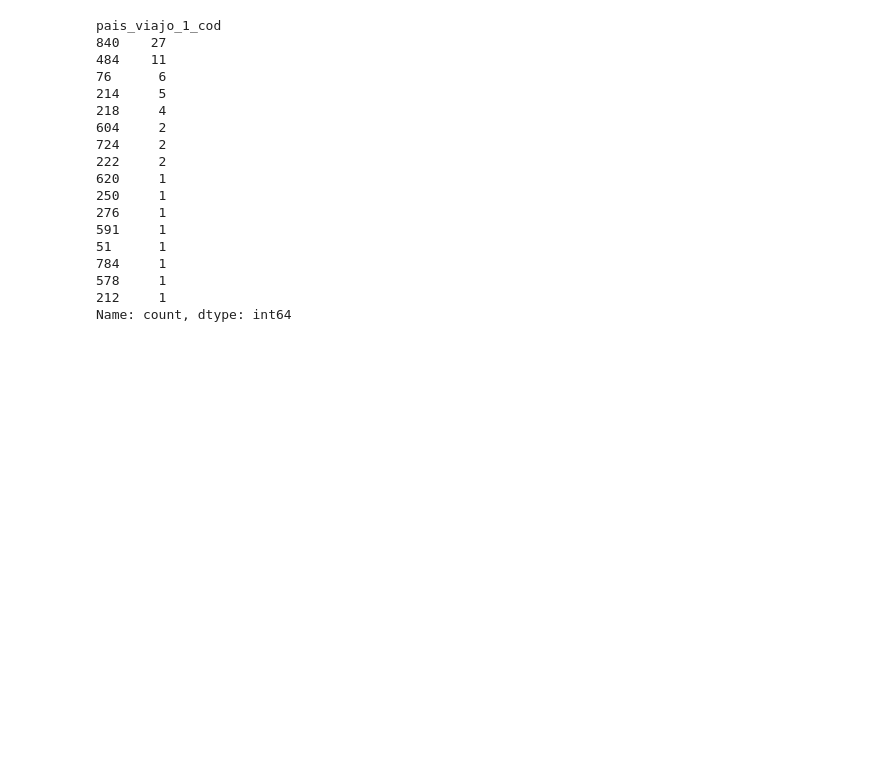
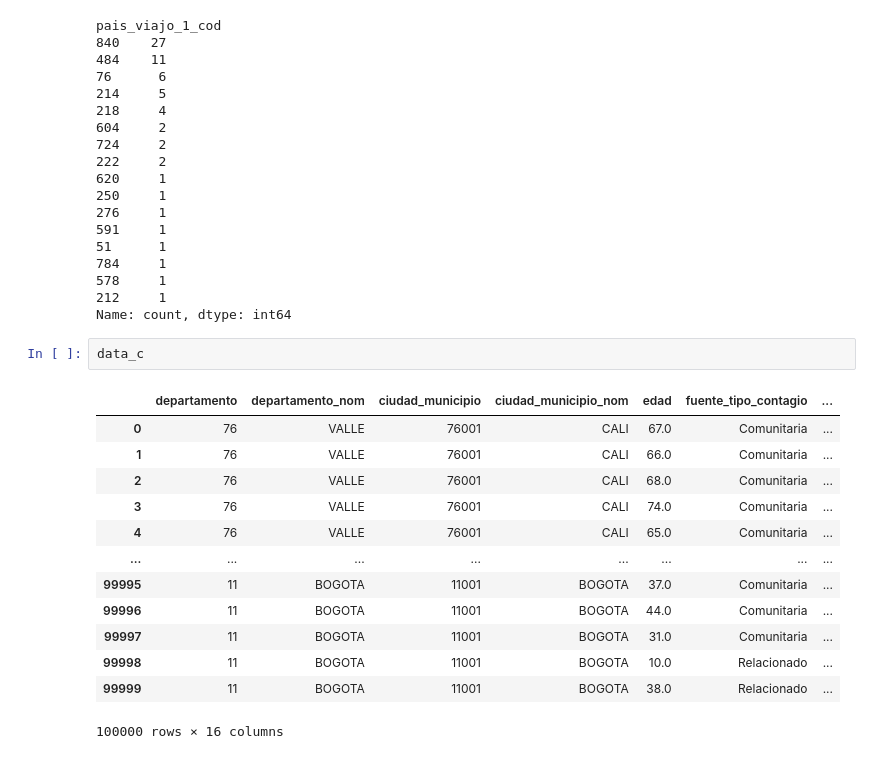
Before and after one commit to 4GeeksAcademy/remelop_Machine_Learning_Final_Project, a Jupyter notebook: src/Final_Project.ipynb, the cells around one changed output. Saved outputs shown, nothing was run; the diff lists cells and outputs as text; blank space fills up the shorter version.

```diff
--- a/src/Final_Project.ipynb
+++ b/src/Final_Project.ipynb
@@ -376,3 +383,19 @@ pais_viajo_1_cod
 578     1
 212     1
 Name: count, dtype: int64
+# %%
+data_c
+# %% [output]
+|  | departamento | departamento_nom | ciudad_municipio | ciudad_municipio_nom | edad | fuente_tipo_contagio | ... |
+| 0 | 76 | VALLE | 76001 | CALI | 67.0 | Comunitaria | ... |
+| 1 | 76 | VALLE | 76001 | CALI | 66.0 | Comunitaria | ... |
+| 2 | 76 | VALLE | 76001 | CALI | 68.0 | Comunitaria | ... |
+| 3 | 76 | VALLE | 76001 | CALI | 74.0 | Comunitaria | ... |
+| 4 | 76 | VALLE | 76001 | CALI | 65.0 | Comunitaria | ... |
+| ... | ... | ... | ... | ... | ... | ... | ... |
+| 99995 | 11 | BOGOTA | 11001 | BOGOTA | 37.0 | Comunitaria | ... |
+| 99996 | 11 | BOGOTA | 11001 | BOGOTA | 44.0 | Comunitaria | ... |
+| 99997 | 11 | BOGOTA | 11001 | BOGOTA | 31.0 | Comunitaria | ... |
+| 99998 | 11 | BOGOTA | 11001 | BOGOTA | 10.0 | Relacionado | ... |
+| 99999 | 11 | BOGOTA | 11001 | BOGOTA | 38.0 | Relacionado | ... |
+100000 rows × 16 columns
```
Also changed, not shown: parts of 30 cells of this notebook.
